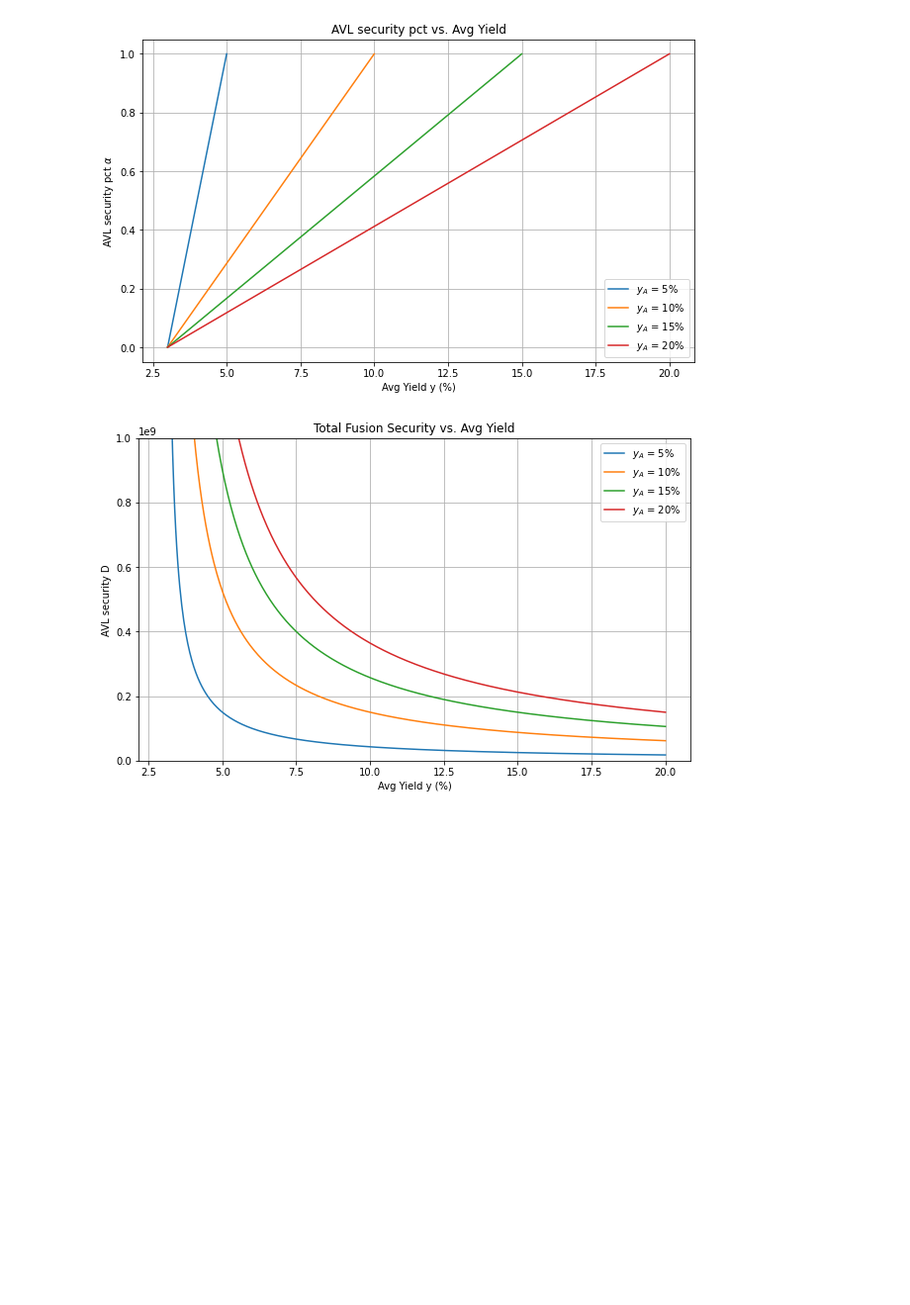
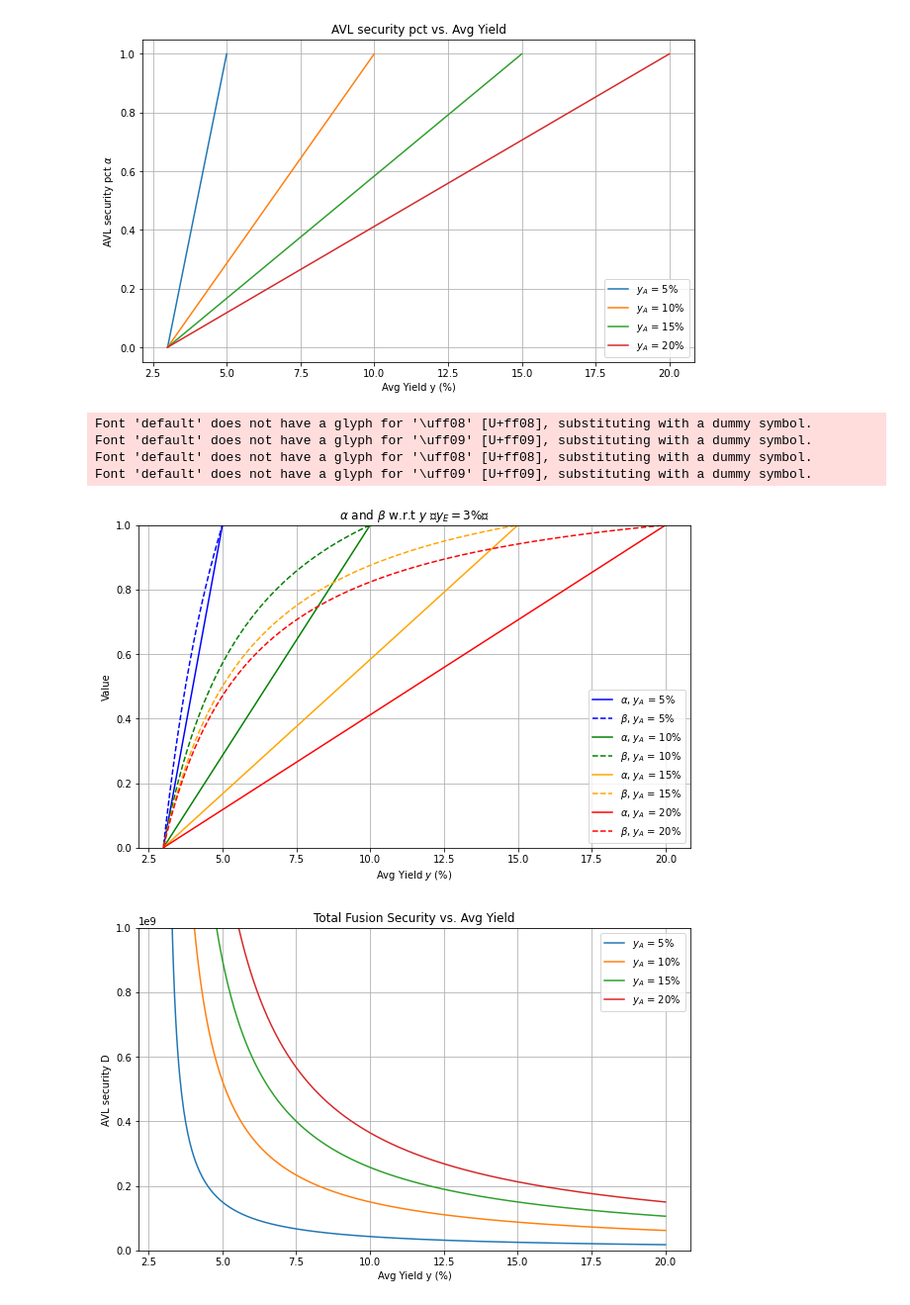
Before and after one commit to dengwx11/Avail-Fusion-CryptoEcon, a Jupyter notebook: params_filter.ipynb, the cells around one changed output. Shown at 99% size. Saved outputs shown, nothing was run; the diff lists cells and outputs as text; code cells hidden in the pictures; blank space fills up the shorter version.

```diff
--- a/params_filter.ipynb
+++ b/params_filter.ipynb
@@ -70,6 +70,46 @@ plt.grid(True)
 plt.show()
 # %% [output]
 [figure]
+# %%
+y_E = 0.03
+y_A_list = [0.05, 0.10, 0.15, 0.20]
+
+
+y_min = y_E + 0.0001
+y_max = max(y_A_list) - 0.0001
+y_values = np.linspace(y_min, y_max, 500)
+
+
+plt.figure(figsize=(10, 6))
+
+
+colors = ['blue', 'green', 'orange', 'red']
+
+for idx, y_A in enumerate(y_A_list):
+    alpha_values = (y_values - y_E) / (y_A - y_E)
+    beta_values = (y_A * (y_values - y_E)) / ((y_A - y_E) * y_values)
+
+
+    plt.plot(y_values * 100, alpha_values, color=colors[idx], linestyle='-', label=f'$\\alpha$, $y_A$ = {y_A * 100:.0f}%')
+    plt.plot(y_values * 100, beta_values, color=colors[idx], linestyle='--', label=f'$\\beta$, $y_A$ = {y_A * 100:.0f}%')
+
+plt.xlabel('Avg Yield $y$ (%)')
+plt.ylabel('Value')
+plt.title('$\\alpha$ and $\\beta$ w.r.t $y$ （$y_E = 3\%$）')
+
+plt.legend()
+
+
+plt.grid(True)
+
+plt.ylim(0, 1)
+plt.show()
+# %% [output]
+Font 'default' does not have a glyph for '\uff08' [U+ff08], substituting with a dummy symbol.
+Font 'default' does not have a glyph for '\uff09' [U+ff09], substituting with a dummy symbol.
+Font 'default' does not have a glyph for '\uff08' [U+ff08], substituting with a dummy symbol.
+Font 'default' does not have a glyph for '\uff09' [U+ff09], substituting with a dummy symbol.
+[figure, added]
 # %%
 avl_price = 0.1
 FDV = 10000000000 * avl_price
```
Also changed, not shown: parts of 3 cells of this notebook, 15 other files.
